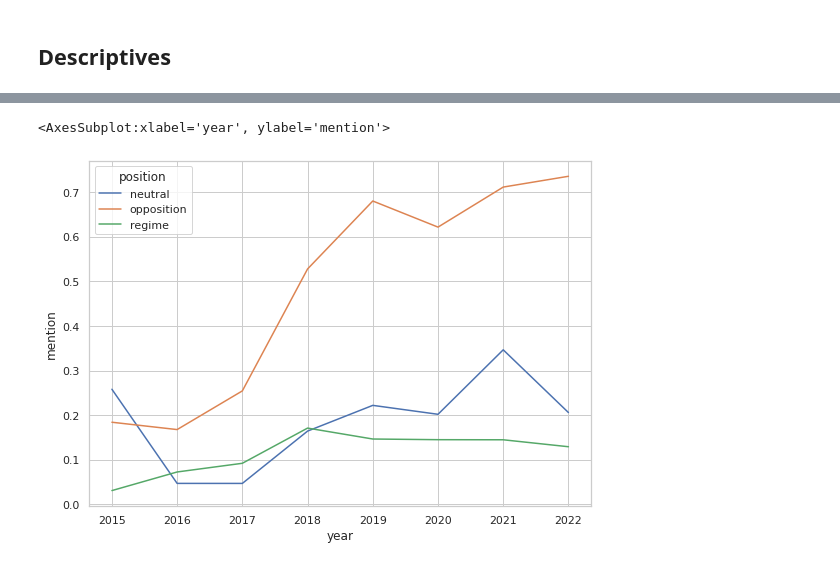
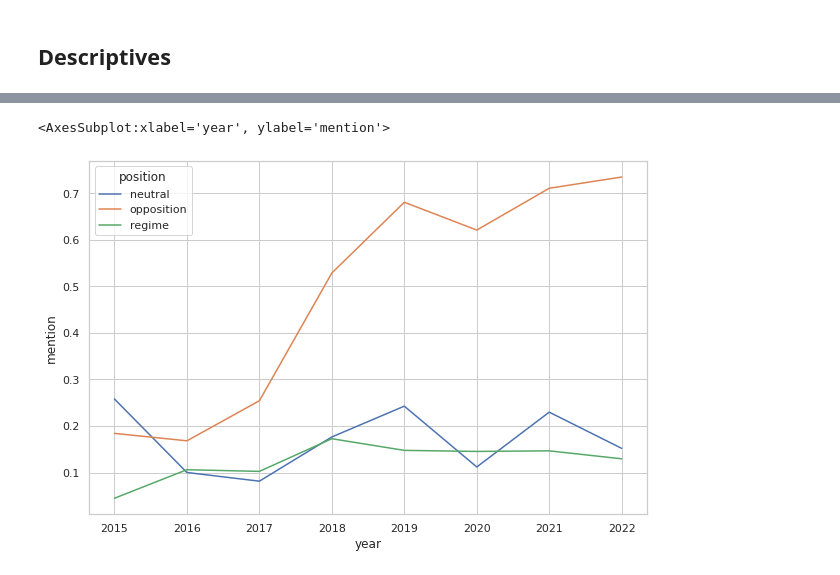
Before and after one commit to hbarnehl/thesis, a Jupyter notebook: Visualisation and Descriptives.ipynb, the cells around one changed output, grey strips where cells are left out. Cells and saved outputs as stored; diff of their text form; code cells hidden in the pictures.

Commit message:
Improve Visualisations

```diff
--- a/Visualisation and Descriptives.ipynb
+++ b/Visualisation and Descriptives.ipynb
@@ -13,7 +13,7 @@ import matplotlib.pyplot as plt
 # create uniform colour palette
 palette ={"NEU": "#b2b2b2", "NEG": "#ff8f8f", "POS": "#00FF00"}
 # set uniform figure size
-sns.set(rc={'figure.figsize':(9,6.36)})
+sns.set(rc={'figure.figsize':(10,6.5)})
 # set seaborne style
 sns.set_style('whitegrid')
 # %%
@@ -74,20 +50,19 @@ df.groupby("page").agg({"mention":np.sum})/df.groupby("page").agg({"mention":np.
 # %%
-# create position categories
-outlets = dfa.page.unique().tolist()
-
-key = ["neutral",
-      "regime",
-      "regime",
-      "opposition",
-      "regime",
-      "neutral",
-      "opposition",
-      "regime",
-      "regime",
-      "regime",
-      "neutral",
-      "neutral"]
+repl_dict = {
+    "Canal10":"neutral",
+    'Radio 800':"neutral",
+     'Canal4':"regime",
+     'Radio la Primerisima':"regime",
+     'Confidencial':"opposition",
+     'Canal6':"regime",
+     'Canal14':"neutral",
+     '100% Noticias':"opposition",
+     'Canal13':"regime",
+     'Canal2':"regime",
+     'Radio Nicaragua':"regime",
+     'Radio Corporacion':"neutral"
+}
 
 # create categories
-dfa["position"] = dfa["page"].replace(outlets, key)
-df["position"] = df["page"].replace(outlets, key)
+dfa["position"] = dfa["page"].replace(repl_dict)
+df["position"] = df["page"].replace(repl_dict)
@@ -94,12 +81,12 @@ df["position"] = df["page"].replace(outlets, key)
 # %%
-# percentage of Ortega-mentioning articles per year and outlet
-# with R corporacion as neutral
+# percentage of Ortega-mentioning articles per year and position
+#
 data = (df.groupby(["position", "year"])
  .agg({"mention":np.sum})/
  df.groupby(["position", "year"])
  .agg({"mention":np.size})).reset_index()
 
-sns.lineplot(data = data.loc[data["year"]> 2014] ,x="year", y="mention", hue="position")
+sns.lineplot(data = data, x="year", y="mention", hue="position")
 # %% [output]
 <AxesSubplot:xlabel='year', ylabel='mention'>
-[figure, old version]
+[figure, new version]
```
Also changed, not shown: parts of 25 cells of this notebook, 2 other files.
